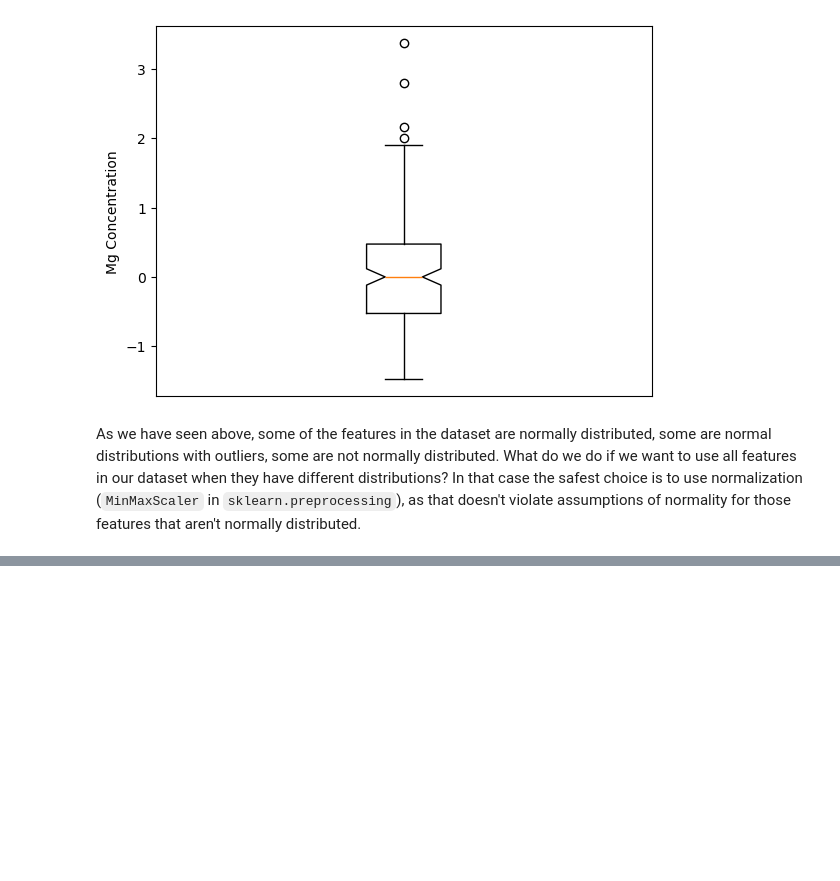
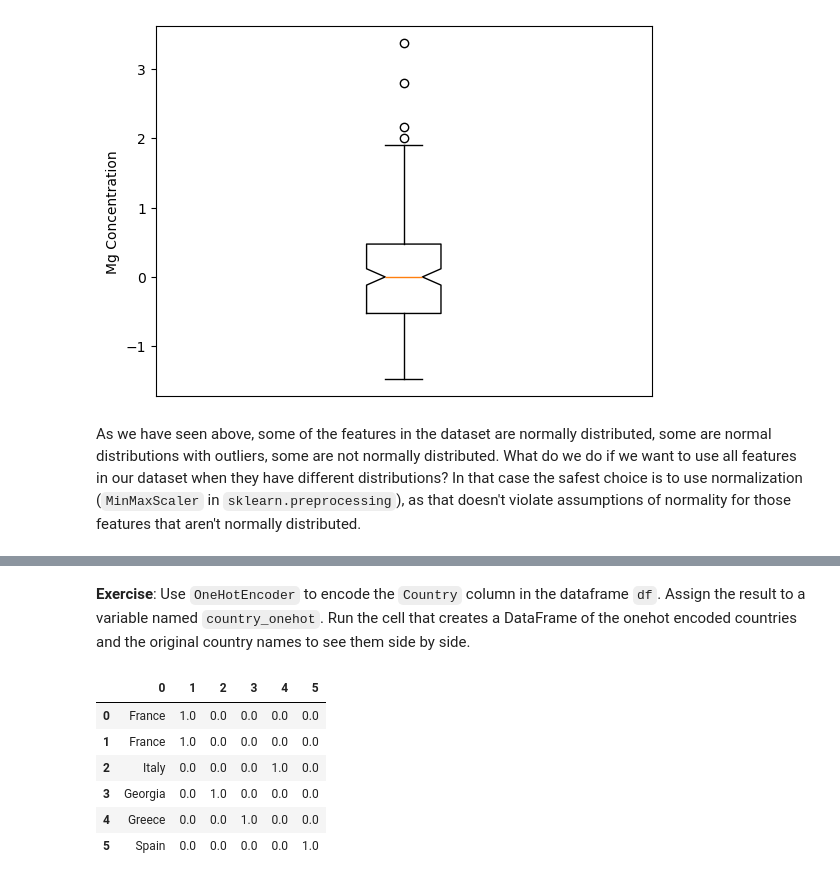
Before and after one commit to atleer/intro-to-deep-learning-dev, a Jupyter notebook: Day02/07_data_standardization/07_data_standardization.ipynb, the cells around one changed output, grey strips where cells are left out. Drawn from its saved outputs; the diff is of its cells as text; code cells hidden in the pictures; blank space fills up the shorter version.

```diff
--- a/Day02/07_data_standardization/07_data_standardization.ipynb
+++ b/Day02/07_data_standardization/07_data_standardization.ipynb
@@ -444,0 +473,16 @@ array([[1., 0., 0., 0., 0.],
+# %% [markdown]
+**Exercise**: Use `OneHotEncoder` to encode the `Country` column in the dataframe `df`. Assign the result to a variable named `country_onehot`. Run the cell that creates a DataFrame of the onehot encoded countries and the original country names to see them side by side.
+# %%
+countries = df['Country'].values.reshape(-1,1)
+# %%
+countries_onehot = OneHotEncoder().fit_transform(countries)
+# %%
+pd.DataFrame(np.hstack([df['Country'].values.reshape(-1,1), countries_onehot.toarray()]))
+# %% [output]
+|  | 0 | 1 | 2 | 3 | 4 | 5 |
+| 0 | France | 1.0 | 0.0 | 0.0 | 0.0 | 0.0 |
+| 1 | France | 1.0 | 0.0 | 0.0 | 0.0 | 0.0 |
+| 2 | Italy | 0.0 | 0.0 | 0.0 | 1.0 | 0.0 |
+| 3 | Georgia | 0.0 | 1.0 | 0.0 | 0.0 | 0.0 |
+| 4 | Greece | 0.0 | 0.0 | 1.0 | 0.0 | 0.0 |
+| 5 | Spain | 0.0 | 0.0 | 0.0 | 0.0 | 1.0 |
```
Also changed, not shown: parts of 20 cells of this notebook.
